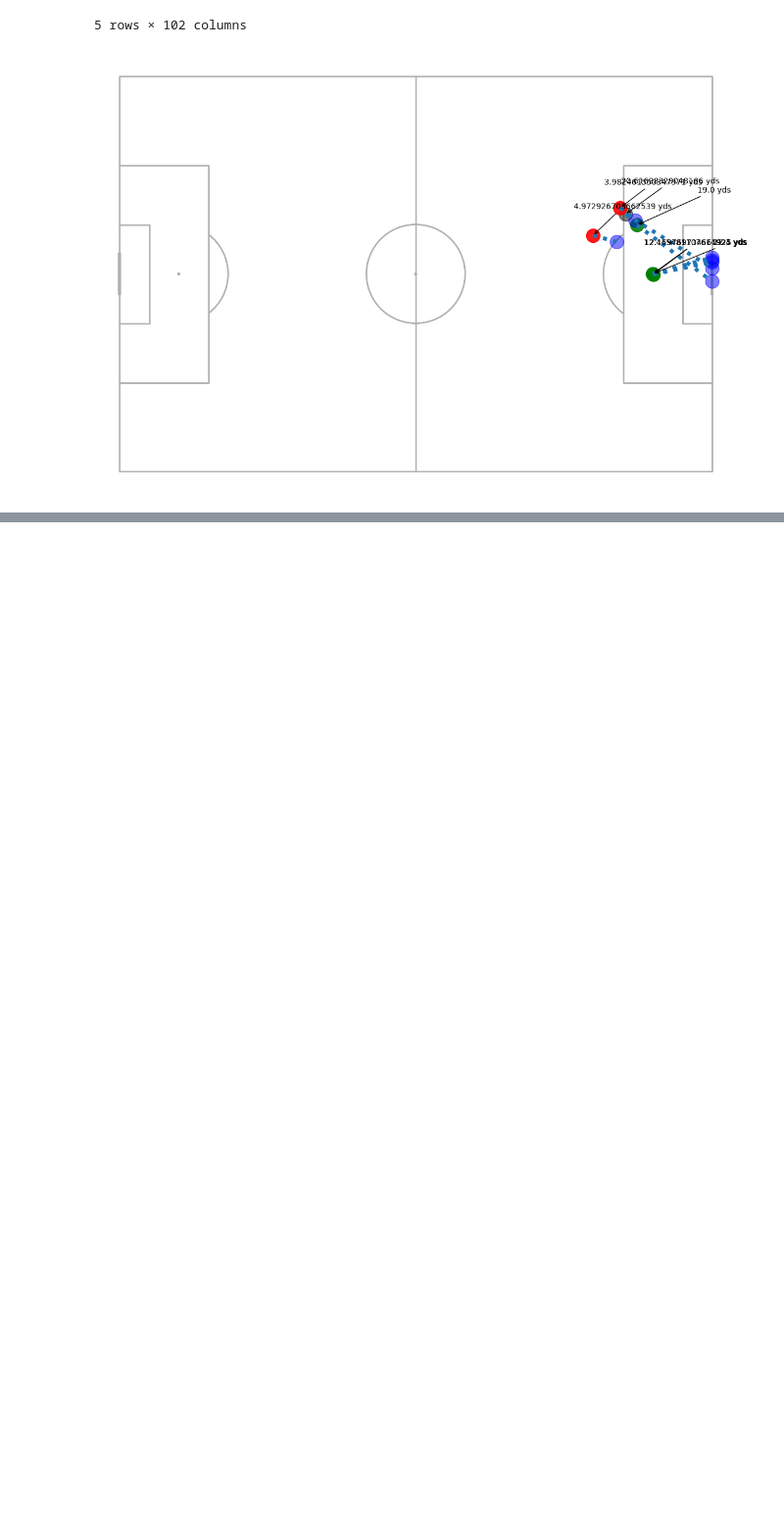
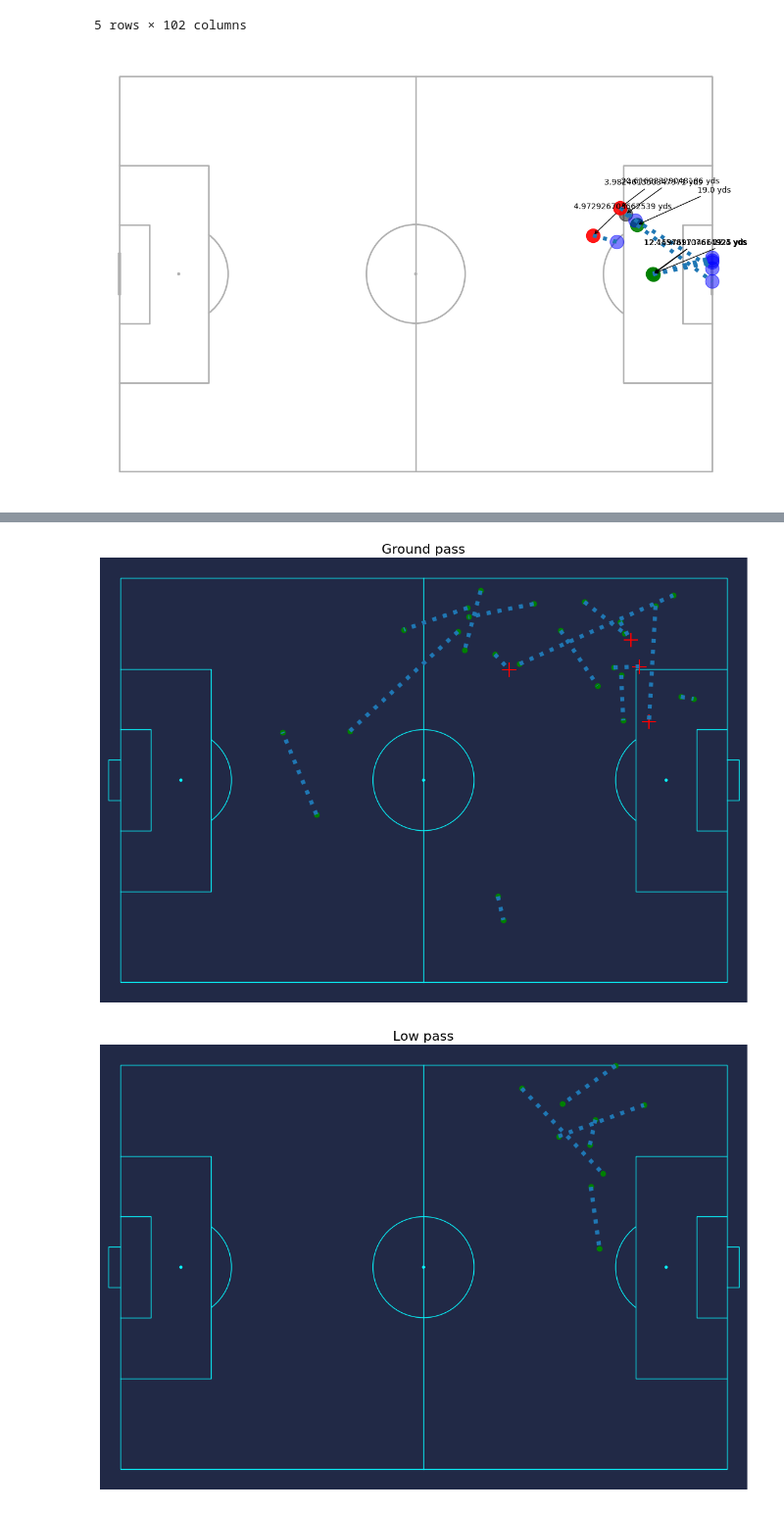
Before and after one commit to asheshh-lal/Football-analytics, a Jupyter notebook: event/test.ipynb, the cells around one changed output, grey strips where cells are left out. Shown at 98% size. Saved outputs shown, nothing was run; the diff lists cells and outputs as text; code cells hidden in the pictures; blank space fills up the shorter version.

```diff
--- a/event/test.ipynb
+++ b/event/test.ipynb
@@ -488,0 +537,10 @@ plt.show()
+# %%
+## filtering the pass datapoints for Mbappe
+df_mbappe_pass = df[(df['player_id']==MBAPPE) & (df['type']=='Pass')].reset_index(drop=True)
+
+## setting the x and y start and end points for the passes
+df_mbappe_pass[['x_start','y_start']] = pd.DataFrame(df_mbappe_pass.location.tolist(),index=df_mbappe_pass.index)
+df_mbappe_pass[['x_end','y_end']] = pd.DataFrame(df_mbappe_pass.pass_end_location.tolist(),index=df_mbappe_pass.index)
+## calculating the distances
+df_mbappe_pass['distance'] = np.sqrt((df_mbappe_pass['x_end'] - df_mbappe_pass['x_start'])**2 + (df_mbappe_pass['y_end'] - df_mbappe_pass['y_start'])**2)
+df_mbappe_pass.head()
@@ -488,0 +555,65 @@ plt.show()
+# %%
+## filtering the dataframe according to the passes which are of three types
+
+df_ground_pass = df_mbappe_pass[df_mbappe_pass['pass_height']=="Ground Pass"]
+df_low_pass = df_mbappe_pass[df_mbappe_pass['pass_height']=="Low Pass"]
+df_high_pass = df_mbappe_pass[df_mbappe_pass['pass_height']=="High Pass"]
+
+LINEWIDTH = 1  # starting linewidth
+DIFF_LINEWIDTH = 1.2  # amount the glow linewidth increases each loop
+NUM_GLOW_LINES = 10  # the amount of loops, if you increase the glow will be wider
+
+# in each loop, for the glow, we plot the alpha divided by the num_glow_lines
+# I have a lower alpha_pass_line value as there is a slight overlap in
+# the pass comet lines when using capstyle='round'
+ALPHA_PITCH_LINE = 0.3
+ALPHA_PASS_LINE = 0.15
+
+# The colors are borrowed from mplcyberpunk. Try some of the following alternatives
+# '#08F7FE' (teal/cyan), '#FE53BB' (pink), '#F5D300' (yellow),
+# '#00ff41' (matrix green), 'r' (red), '#9467bd' (viloet)
+BACKGROUND_COLOR = '#212946'
+PASS_COLOR = '#FE53BB'
+LINE_COLOR = '#08F7FE'
+p = Pitch(line_color=LINE_COLOR, pitch_color=BACKGROUND_COLOR, linewidth=LINEWIDTH,
+              line_alpha=1, goal_alpha=1, goal_type='box')
+
+## plot for ground pass
+fig, ax = p.draw(figsize=(12, 8))
+ax.set_title("Ground pass", fontsize=16)
+for index, row in df_ground_pass.iterrows():
+    if row['pass_outcome'] in ['Incomplete', 'Out']:
+        p.scatter(x=row['x_start'], y=row['y_start'], color='green',ax=ax)
+        p.scatter(x=row['x_end'], y=row['y_end'],s=300, color='red',ax=ax,marker='+')
+        p.lines(xstart=row['x_start'], xend=row['x_end'], ystart=row['y_start'], yend=row['y_end'], ax=ax,linestyle='dotted')
+    else:
+        p.scatter(x=row['x_start'], y=row['y_start'], color='green',ax=ax)
+        p.scatter(x=row['x_end'], y=row['y_end'], color='green',ax=ax)
+        p.lines(xstart=row['x_start'], xend=row['x_end'], ystart=row['y_start'], yend=row['y_end'], ax=ax,linestyle='dotted')
+
+fig, ax = p.draw(figsize=(12, 8))
+ax.set_title("Low pass", fontsize=16)
+for index, row in df_low_pass.iterrows():
+    if row['pass_outcome'] in ['Incomplete', 'Out']:
+        p.scatter(x=row['x_start'], y=row['y_start'], color='green',ax=ax)
+        p.scatter(x=row['x_end'], y=row['y_end'],s=300, color='red',ax=ax,marker='+')
+        p.lines(xstart=row['x_start'], xend=row['x_end'], ystart=row['y_start'], yend=row['y_end'], ax=ax,linestyle='dotted')
+    else:
+        p.scatter(x=row['x_start'], y=row['y_start'], color='green',ax=ax)
+        p.scatter(x=row['x_end'], y=row['y_end'], color='green',ax=ax)
+        p.lines(xstart=row['x_start'], xend=row['x_end'], ystart=row['y_start'], yend=row['y_end'], ax=ax,linestyle='dotted')
+
+fig, ax = p.draw(figsize=(12, 8))
+ax.set_title("High pass", fontsize=16)
+for index, row in df_high_pass.iterrows():
+    if row['pass_outcome'] in ['Incomplete', 'Out']:
+        p.scatter(x=row['x_start'], y=row['y_start'], color='green',ax=ax)
+        p.scatter(x=row['x_end'], y=row['y_end'],s=300, color='red',ax=ax,marker='+')
+        p.lines(xstart=row['x_start'], xend=row['x_end'], ystart=row['y_start'], yend=row['y_end'], ax=ax,linestyle='dotted')
+    else:
+        p.scatter(x=row['x_start'], y=row['y_start'], color='green',ax=ax)
+        p.scatter(x=row['x_end'], y=row['y_end'], color='green',ax=ax)
+        p.lines(xstart=row['x_start'], xend=row['x_end'], ystart=row['y_start'], yend=row['y_end'], ax=ax,linestyle='dotted')
+# %% [output]
+[figure, added]
+[figure, added]
```
Also changed, not shown: parts of 10 cells of this notebook, 1 other file.
